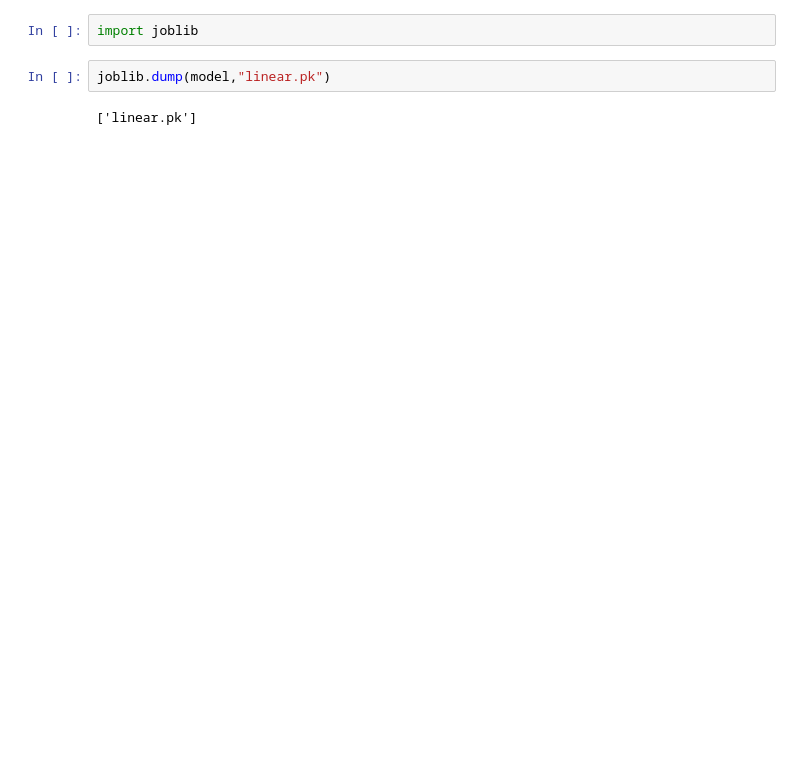
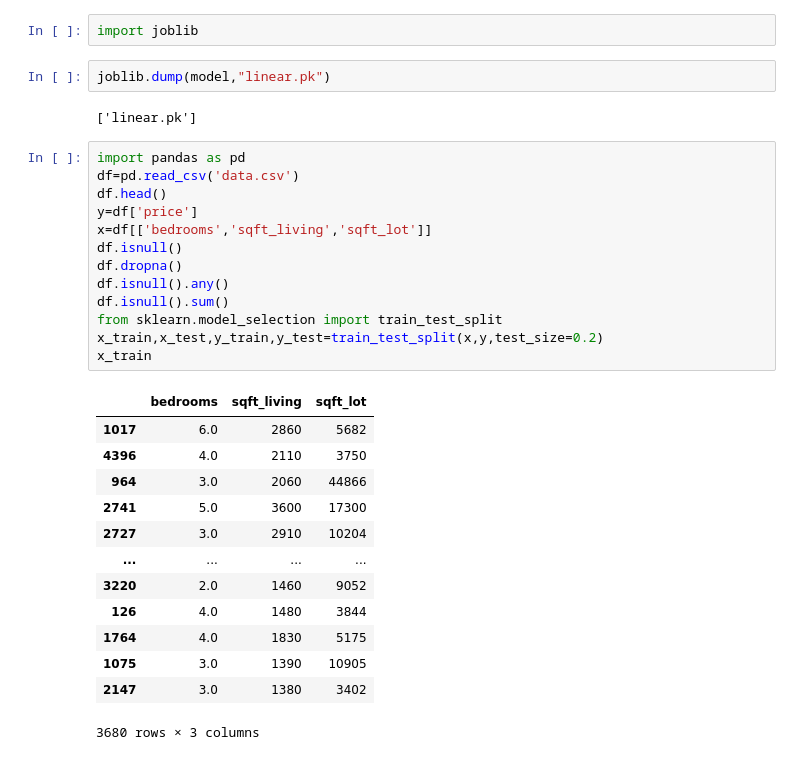
Before and after one commit to madhumitha006/Madhumitha-Codeboosters-internship-2026, a Jupyter notebook: Day_4.ipynb, the cells around one changed output. Cells and saved outputs as stored; diff of their text form; blank space fills up the shorter version.

```diff
--- a/Day_4.ipynb
+++ b/Day_4.ipynb
@@ -108,3 +108,30 @@ import joblib
 joblib.dump(model,"linear.pk")
 # %% [output]
 ['linear.pk']
+# %%
+import pandas as pd
+df=pd.read_csv('data.csv')
+df.head()
+y=df['price']
+x=df[['bedrooms','sqft_living','sqft_lot']]
+df.isnull()
+df.dropna()
+df.isnull().any()
+df.isnull().sum()
+from sklearn.model_selection import train_test_split
+x_train,x_test,y_train,y_test=train_test_split(x,y,test_size=0.2)
+x_train
+# %% [output]
+|  | bedrooms | sqft_living | sqft_lot |
+| 1017 | 6.0 | 2860 | 5682 |
+| 4396 | 4.0 | 2110 | 3750 |
+| 964 | 3.0 | 2060 | 44866 |
+| 2741 | 5.0 | 3600 | 17300 |
+| 2727 | 3.0 | 2910 | 10204 |
+| ... | ... | ... | ... |
+| 3220 | 2.0 | 1460 | 9052 |
+| 126 | 4.0 | 1480 | 3844 |
+| 1764 | 4.0 | 1830 | 5175 |
+| 1075 | 3.0 | 1390 | 10905 |
+| 2147 | 3.0 | 1380 | 3402 |
+3680 rows × 3 columns
```
Also changed, not shown: parts of 10 cells of this notebook.
